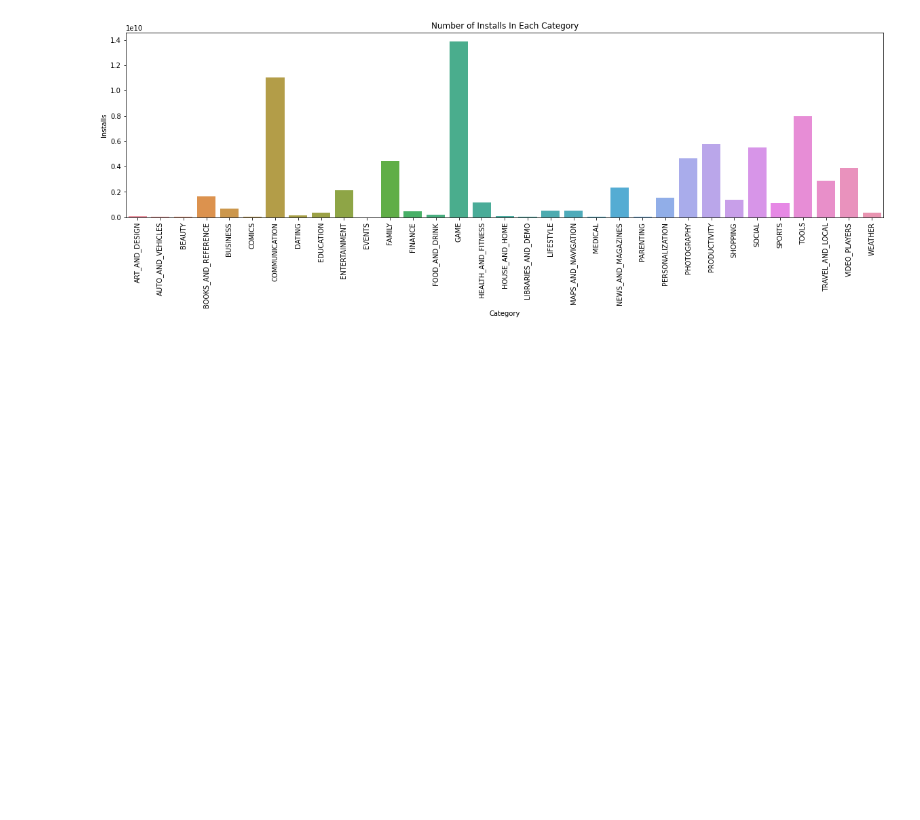
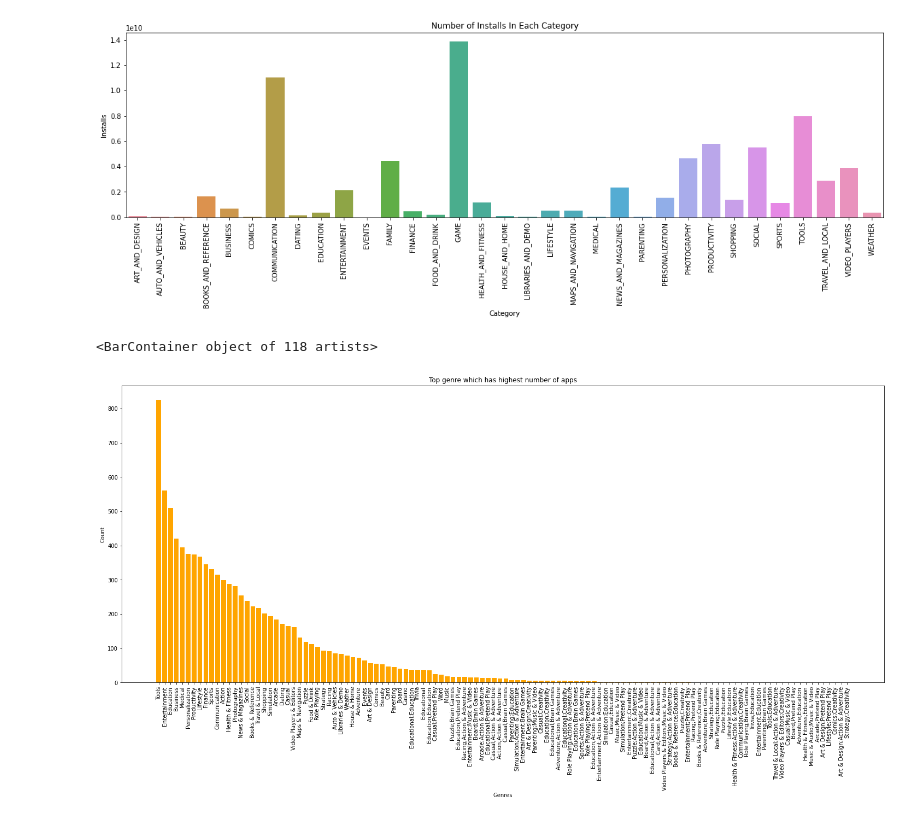
Before and after one commit to MijulSaxena/EDA-project-on-Gooogle-playstore., a Jupyter notebook: Play_Store_App_Review_Analysis_Capstone_Project_by_Mijul_Saxena.ipynb, the cells around one changed output. Cells and saved outputs as stored; diff of their text form; code cells hidden in the pictures; blank space fills up the shorter version.

```diff
--- a/Play_Store_App_Review_Analysis_Capstone_Project_by_Mijul_Saxena.ipynb
+++ b/Play_Store_App_Review_Analysis_Capstone_Project_by_Mijul_Saxena.ipynb
@@ -329,4 +331,17 @@ sns.barplot(x='Category', y='Installs', data = category_total_installs)
 # %% [output]
 <matplotlib.axes._subplots.AxesSubplot at 0x...>
 [figure]
+# %%
+# Number of apps for each category
+plt.figure(figsize=(25,10))
+plt.xlabel("Genres")
+plt.ylabel("Count")
+plt.title('Top genre which has highest number of apps')
+plt.xticks(rotation=90)
+y = play_store_data['Genres'].value_counts()
+x =  play_store_data['Genres'].value_counts().index
+plt.bar(x,y, color = 'orange')
+# %% [output]
+<BarContainer object of 118 artists>
+[figure, added]
 # %%
```
Also changed, not shown: parts of 3 cells of this notebook.
